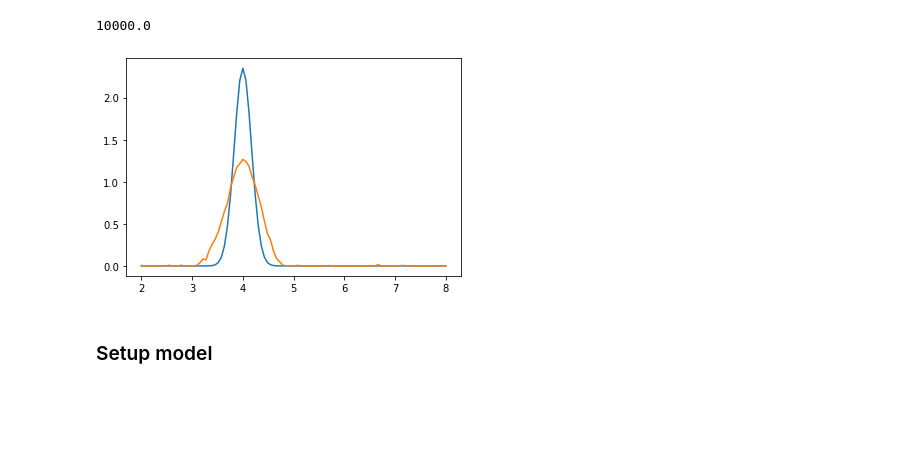
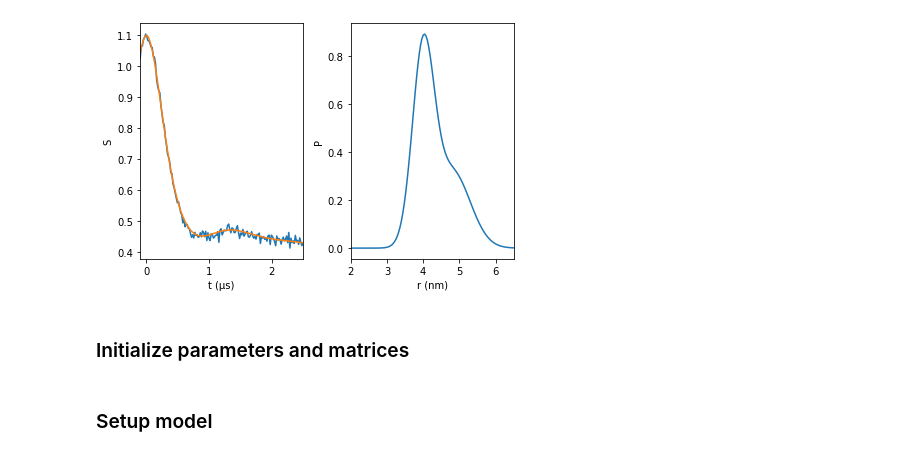
Before and after one commit to StollLab/dive-scripts, a Jupyter notebook: randP/randP_full_model.ipynb, the cells around one changed output. Cells and saved outputs as stored; diff of their text form; code cells hidden in the pictures; blank space fills up the shorter version.

Commit message:
wip update, working getting the full model to work - includes correct kernel definition in model

```diff
--- a/randP/randP_full_model.ipynb
+++ b/randP/randP_full_model.ipynb
@@ -138,22 +23,29 @@ np.shape(Bm)
-# %%
-# Make a random draw to make sure the method works
-delta = 2000
-tau = 1/(sigma**2)
-print(tau)
-
-KtK2 = np.matmul(np.transpose(KB),KB)
-KtV2 = np.matmul(np.transpose(KB),Vexp)
-rn = np.linspace(1,nr,nr)
-L = dl.regoperator(rn,1)
-LtL2 = np.matmul(np.transpose(L),L)
-
-Pdraw2 = dive.randP(delta,tau,KtK1,KtS1,LtL1,nr)
-
-Pdraw2 = Pdraw2/np.sum(Pdraw2)/(r[1]-r[0])
-
-
-plt.plot(r,Ptrue)
-plt.plot(r,Pdraw2);
-# %% [output]
-10000.0
-[figure, removed]
+# %%
+testdata, testpars = dive.generateMultiGauss(nr = 120, nt = 150, seed = 129, r_edges = [2, 6.5])
+
+t = testdata['t']
+Vexp = testdata['V']
+Ptruth = testdata['P']
+r = testdata['r']
+Vm = testdata['V0']
+
+Vscale = 1.1
+Vexp = Vscale*Vexp
+Vm = Vscale*Vm
+
+sigma_model = testpars['sigma']
+
+
+fig, ax = plt.subplots(1,2)
+line0 = ax[0].plot(t, Vexp)
+line1 = ax[0].plot(t, Vm)
+line2 = ax[1].plot(r, Ptruth)
+
+ax[0].set(xlim = [min(t),max(t)], xlabel = 't (µs)', ylabel = 'S')
+ax[1].set(xlim = [min(r),max(r)], xlabel = 'r (nm)', ylabel = 'P')
+plt.tight_layout()
+plt.show()
+# %% [output]
+[figure, added]
+# %% [markdown]
+### Initialize parameters and matrices
```
Also changed, not shown: parts of 15 cells of this notebook, 3 other files.
